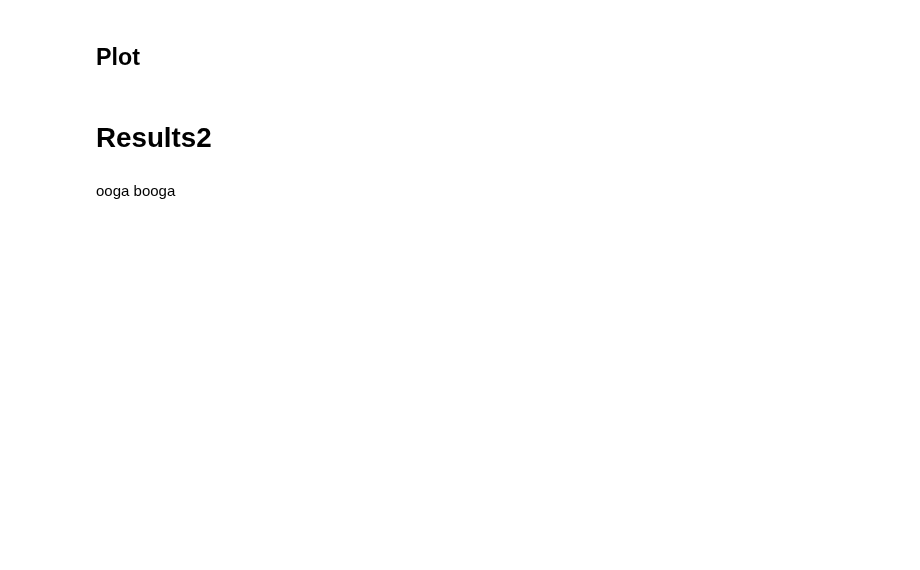
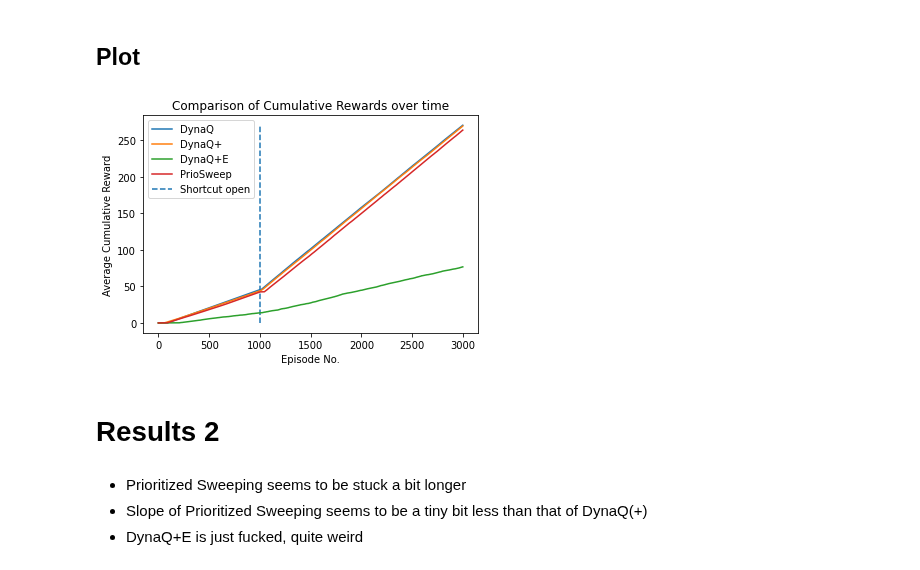
Before and after one commit to MaraTomasek/ML-Notebooks, a Jupyter notebook: Reinforcement_Learning/ch8-tabular.ipynb, the cells around one changed output. Saved outputs shown, nothing was run; the diff lists cells and outputs as text; code cells hidden in the pictures; blank space fills up the shorter version.

```diff
--- a/Reinforcement_Learning/ch8-tabular.ipynb
+++ b/Reinforcement_Learning/ch8-tabular.ipynb
@@ -316,9 +317,16 @@ class DynaQPlusExperiment(DynaQ):
 
     def epsilon_greedy(self, S):
         '''Epsilon greedy policy including bonus to older states'''
-        i = np.argmax([self.Q[Sn][i] + self.k * np.sqrt(self.T[self.maze.idx[Sn]])
-                       for i in range(len(self.moves))
-                       if (Sn := self.move(S, i)[0])])
+        Q_S = []
+
+        for i in range(len(self.moves)):
+            Sn = self.move(S, i)[0]
+            Q_S.append(self.Q[Sn][i] + self.k * np.sqrt(self.T[self.maze.idx[Sn]]))
+
+        i = np.argmax(Q_S)
+#         i = np.argmax([self.Q[Sn][i] + self.k * np.sqrt(self.T[self.maze.idx[Sn]])
+#                        for i in range(len(self.moves))
+#                        if (Sn := self.move(S, i)[0])])
 
         return i if np.random.rand() > self.epsilon else np.random.randint(len(moves))
 # %% [markdown]
@@ -500,7 +508,7 @@ path length: 18
 # %%
 def cumsum(reward):
     '''calculate weighted cumulative rewards given by training function'''
-    return np.cumsum([i[0] / i[1] for i in reward])
+    return np.cumsum([h[0] / h[1] for h in reward])
 
 def plot(episodes, rewards, labels, switch):
     '''plot cumulative rewards for different agents'''
@@ -561,6 +572,6 @@ path length: 8
 # %% [markdown]
 ### DynaQ+Experiment
 # %%
-agent7  = DynaQPlusExperiment(world, moves, plan_steps=50, alpha=0.1, epsilon=0.1, gamma=0.95, k=1e-3)
+agent7  = DynaQPlusExperiment(world, moves, plan_steps=50, alpha=0.1, epsilon=0.1, gamma=0.95, k=1e-6)
 reward7 = train(agent7, world, switch=switch, add=add, remove=remove)
 agent7.draw_path_and_dir_map();
@@ -573,11 +590,17 @@ agent8.draw_path_and_dir_map();
 # %% [markdown]
 ## Plot
 # %%
+episodes = 3000
+switch   = 1000
 plot(episodes,
      [reward5, reward6, reward7, reward8],
      ['DynaQ', 'DynaQ+', 'DynaQ+E', 'PrioSweep'],
      switch)
+# %% [output]
+[figure, added]
-# %% [markdown]
-# Results2
-# %% [markdown]
-ooga booga
+# %% [markdown]
+# Results 2
+# %% [markdown]
+* Prioritized Sweeping seems to be stuck a bit longer
+* Slope of Prioritized Sweeping seems to be a tiny bit less than that of DynaQ(+)
+* DynaQ+E is just fucked, quite weird
```
Also changed, not shown: parts of 8 cells of this notebook.
